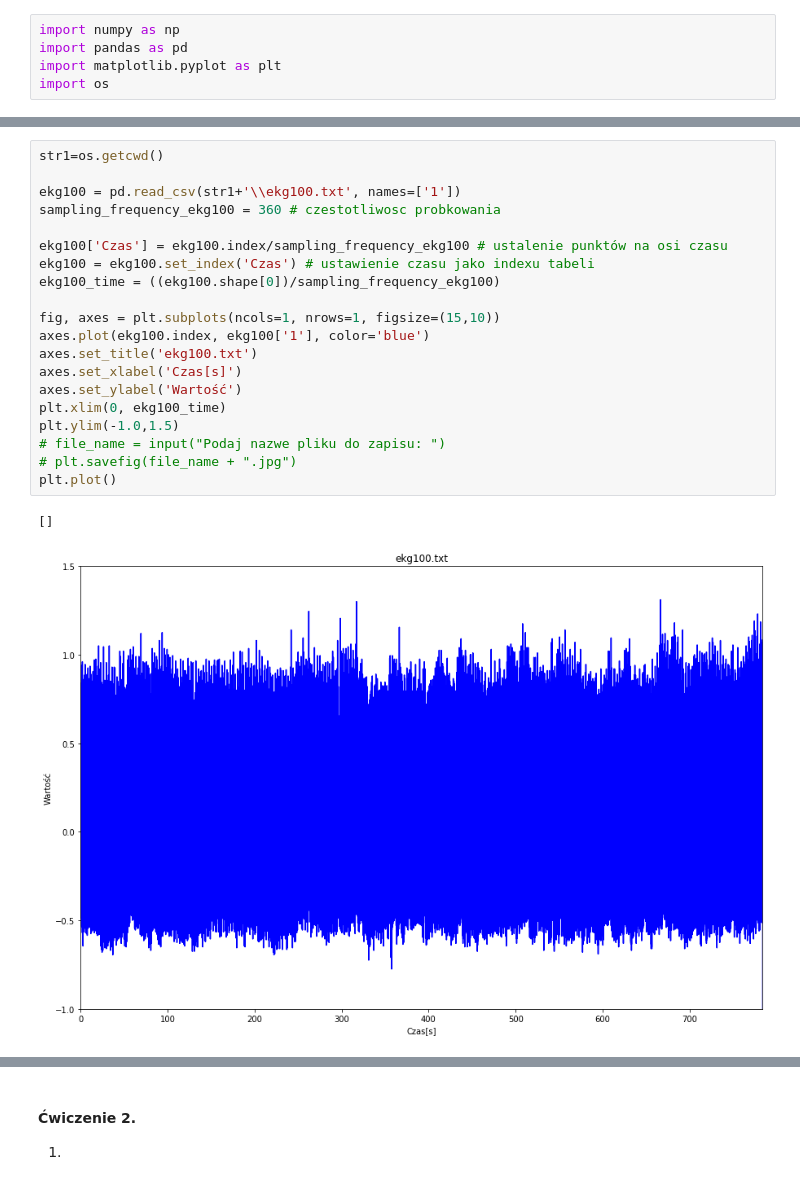
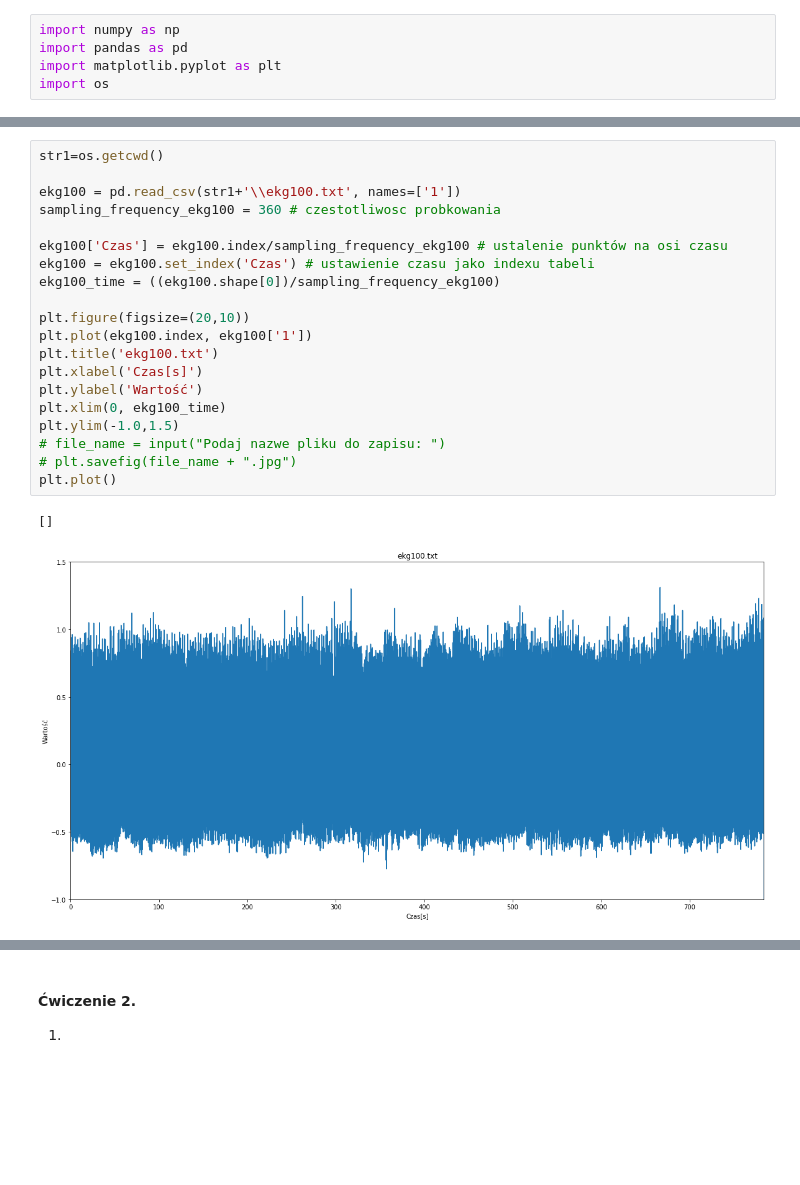
Before and after one commit to magdalena09/CPSiO-lab, a Jupyter notebook: lab1.ipynb, the cells around one changed output, grey strips where cells are left out. Saved outputs shown, nothing was run; the diff lists cells and outputs as text; blank space fills up the shorter version.

```diff
--- a/lab1.ipynb
+++ b/lab1.ipynb
@@ -50,26 +49,26 @@ plt.plot()
 # %%
 str1=os.getcwd()
 
 ekg100 = pd.read_csv(str1+'\\ekg100.txt', names=['1'])
 sampling_frequency_ekg100 = 360 # czestotliwosc probkowania
 
 ekg100['Czas'] = ekg100.index/sampling_frequency_ekg100 # ustalenie punktów na osi czasu
 ekg100 = ekg100.set_index('Czas') # ustawienie czasu jako indexu tabeli
 ekg100_time = ((ekg100.shape[0])/sampling_frequency_ekg100)
 
-fig, axes = plt.subplots(ncols=1, nrows=1, figsize=(15,10))
-axes.plot(ekg100.index, ekg100['1'], color='blue')
-axes.set_title('ekg100.txt')
-axes.set_xlabel('Czas[s]')
-axes.set_ylabel('Wartość')
+plt.figure(figsize=(20,10))
+plt.plot(ekg100.index, ekg100['1'])
+plt.title('ekg100.txt')
+plt.xlabel('Czas[s]')
+plt.ylabel('Wartość')
 plt.xlim(0, ekg100_time)
 plt.ylim(-1.0,1.5)
 # file_name = input("Podaj nazwe pliku do zapisu: ")
 # plt.savefig(file_name + ".jpg")
 plt.plot()
 # %% [output]
 []
-[figure, old version]
+[figure, new version]
 # %%
 str1=os.getcwd()
 
```
Also changed, not shown: parts of 6 cells of this notebook.
